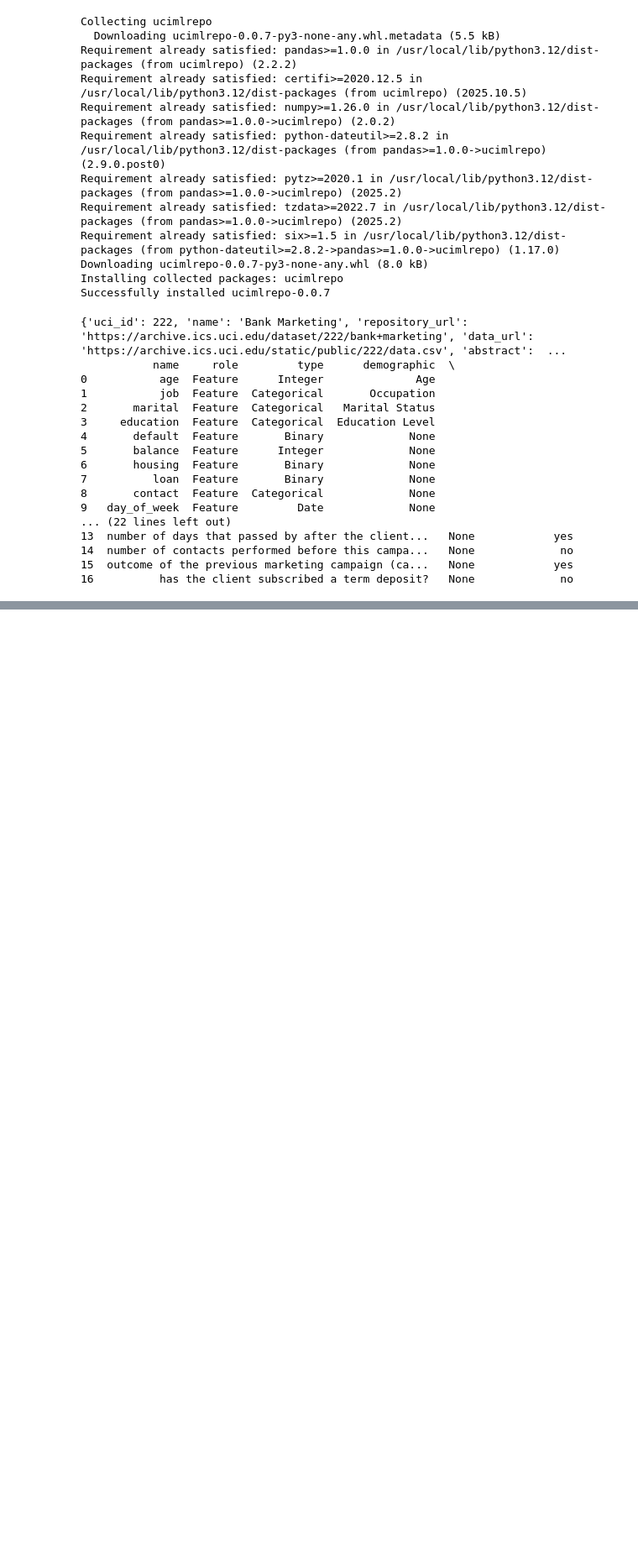
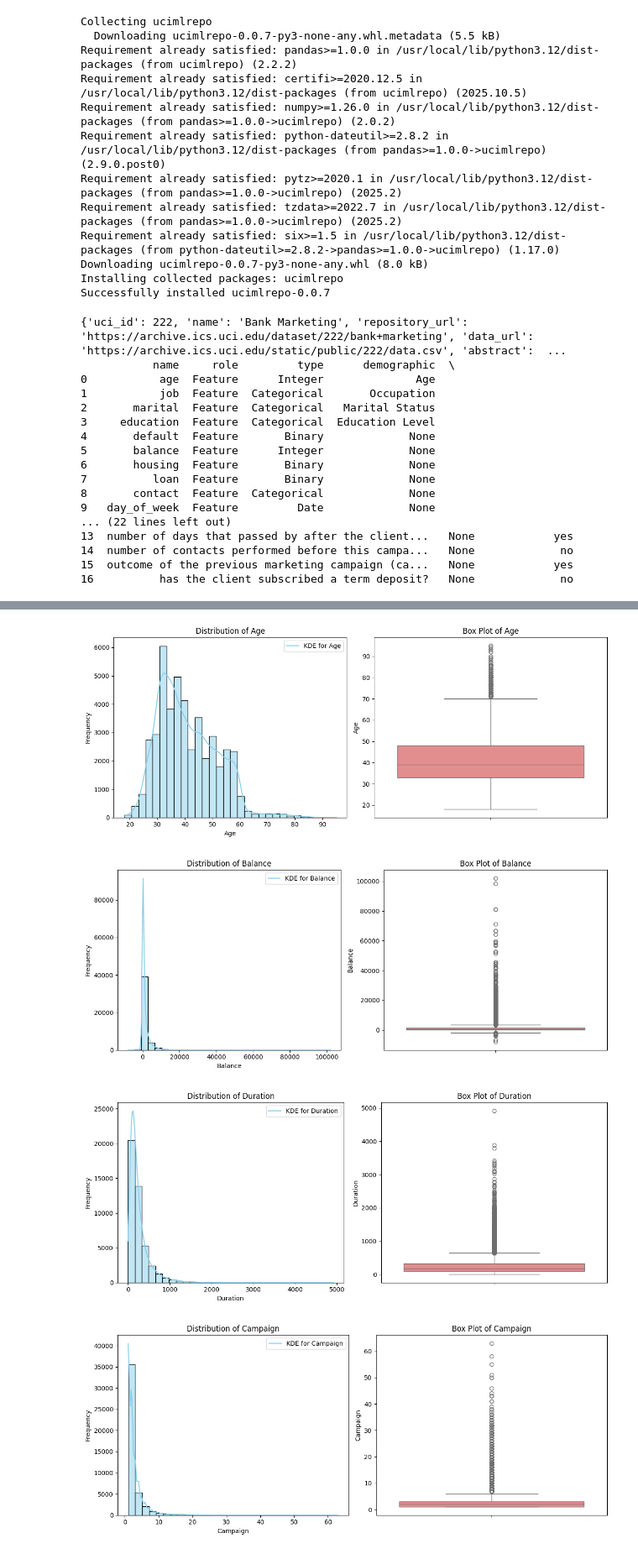
Before and after one commit to 984IKRAM/DS-, a Jupyter notebook: bank_marketing.ipynb, the cells around one changed output, grey strips where cells are left out. Shown at 84% size. Drawn from its saved outputs; the diff is of its cells as text; code cells hidden in the pictures; blank space fills up the shorter version.

```diff
--- a/bank_marketing.ipynb
+++ b/bank_marketing.ipynb
@@ -50,0 +139,36 @@ print(bank_marketing.variables)
+# %%
+import matplotlib.pyplot as plt
+import seaborn as sns
+
+# Ensure ucimlrepo is installed
+!pip install ucimlrepo
+
+from ucimlrepo import fetch_ucirepo
+
+# fetch dataset to ensure X is defined
+bank_marketing = fetch_ucirepo(id=222)
+X = bank_marketing.data.features
+y = bank_marketing.data.targets
+
+numerical_cols = ['age', 'balance', 'duration', 'campaign', 'pdays', 'previous']
+
+for col in numerical_cols:
+    plt.figure(figsize=(12, 5))
+
+    # Histogram
+    plt.subplot(1, 2, 1) # 1 row, 2 columns, first plot
+    sns.histplot(X[col], kde=True, bins=30, color='skyblue')
+    plt.title(f'Distribution of {col.capitalize()}')
+    plt.xlabel(col.capitalize())
+    plt.ylabel('Frequency')
+    plt.legend([f'KDE for {col.capitalize()}'])
+
+    # Box plot
+    plt.subplot(1, 2, 2) # 1 row, 2 columns, second plot
+    sns.boxplot(y=X[col], color='lightcoral')
+    plt.title(f'Box Plot of {col.capitalize()}')
+    plt.ylabel(col.capitalize())
+
+    plt.tight_layout()
+    plt.show()
+# %% [output]
@@ -50,0 +187,4 @@ print(bank_marketing.variables)
+[figure, added]
+[figure, added]
+[figure, added]
+[figure, added]
```
Also changed, not shown: parts of 36 cells of this notebook.
